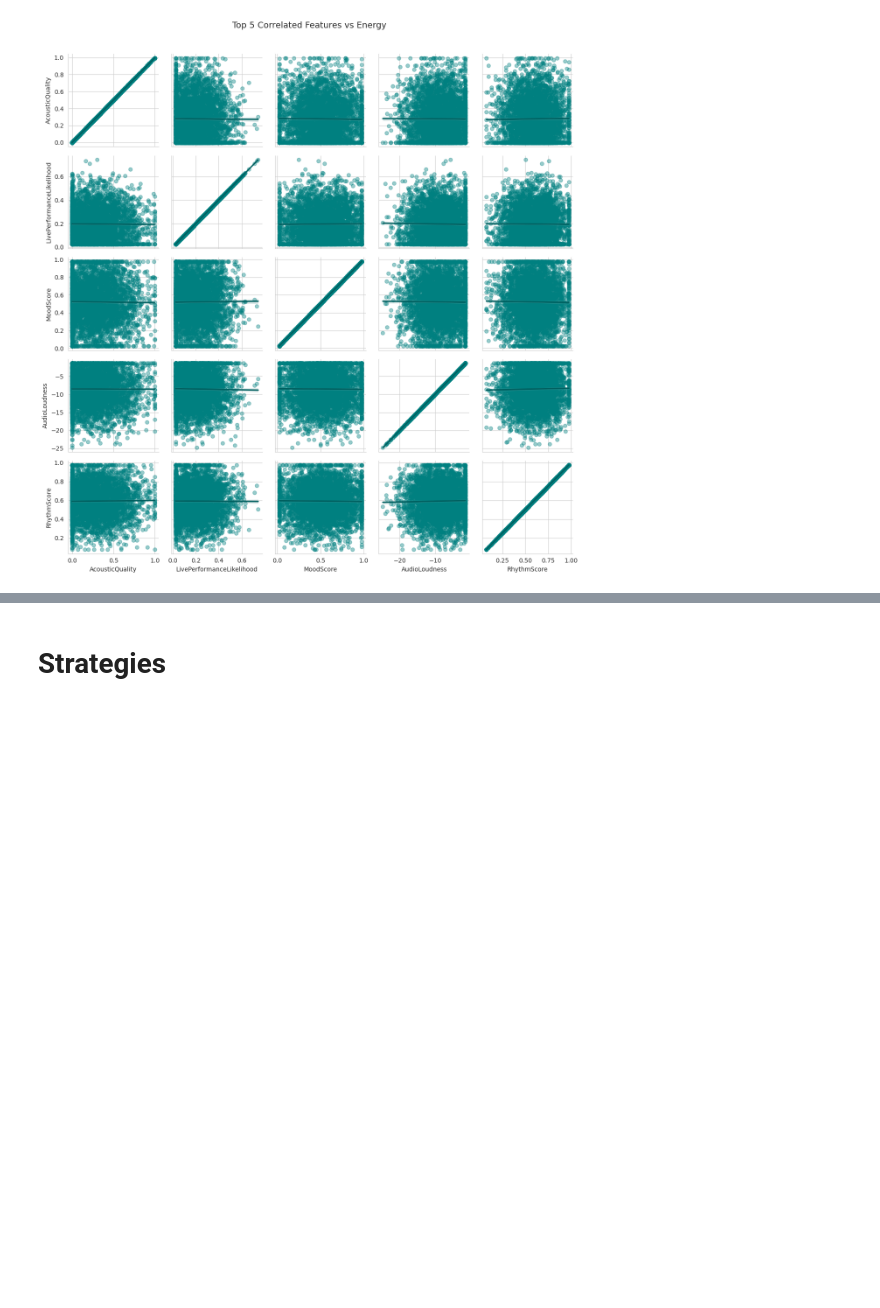
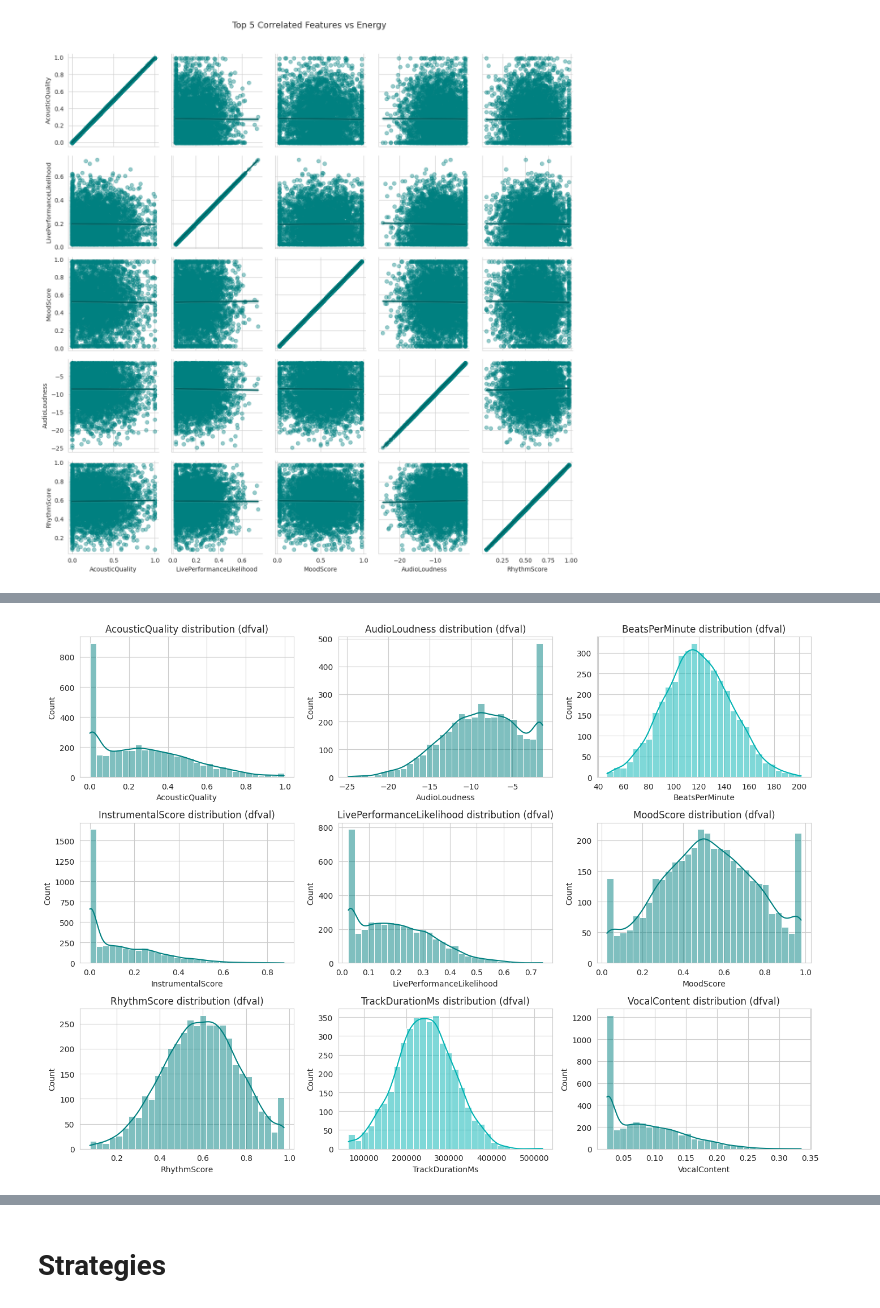
Before and after one commit to HindyUCL/deliverable2-analyticsedge-mit, a Jupyter notebook: run_2.ipynb, the cells around one changed output, grey strips where cells are left out. Saved outputs shown, nothing was run; the diff lists cells and outputs as text; code cells hidden in the pictures; blank space fills up the shorter version.

```diff
--- a/run_2.ipynb
+++ b/run_2.ipynb
@@ -273,3 +273,99 @@ plt.tight_layout()
 plt.show()
 # %% [output]
 [figure]
+# %%
+sns.set_style("whitegrid")
+palette_teal = ["#008080", "#005f5f", "#00b3b3"]
+
+# Dynamically select features present in dfval
+valid_feats_val = [f for f in full_feats if f in dfval.columns]
+
+# Detect likely unscaled features (heuristic: max > 1.5)
+unscaled_feats = [f for f in valid_feats_val if dfval[f].max() > 1.5]
+print("Features likely unscaled:", unscaled_feats)
+
+# Feature distributions (dfval)
+plt.figure(figsize=(14, 10))
+for i, col in enumerate(valid_feats_val, 1):
+    plt.subplot(3, 3, i)
+    color = palette_teal[2] if col in unscaled_feats else palette_teal[0]
+    sns.histplot(dfval[col], kde=True, color=color, bins=30)
+    plt.title(f"{col} distribution (dfval)")
+plt.tight_layout()
+plt.show()
+
+
+# Distribution of Energy
+plt.figure(figsize=(6, 4))
+sns.histplot(dfval[TARGET], kde=True, color=palette_teal[1], bins=30)
+plt.axvline(dfval[TARGET].mean(), color=palette_teal[2], linestyle='--', label='Mean')
+plt.axvline(dfval[TARGET].median(), color=palette_teal[0], linestyle=':', label='Median')
+plt.title(f"{TARGET} distribution (dfval)")
+plt.legend()
+plt.show()
+
+# Compare df1 vs df2 feature distributions
+# Only keep features that exist in both df1 and df2
+common_feats_for_dist = [f for f in full_feats if f in df1.columns and f in df2.columns]
+
+plt.figure(figsize=(14, 10))
+for i, col in enumerate(common_feats_for_dist, 1):
+    plt.subplot(3, 3, i)
+    color1 = palette_teal[2] if col in unscaled_feats else palette_teal[0]
+    color2 = palette_teal[1]
+    sns.kdeplot(df1[col], label="df1", color=color1, fill=True, alpha=0.3)
+    sns.kdeplot(df2[col], label="df2", color=color2, fill=True, alpha=0.3)
+    plt.title(f"{col} distribution (df1 vs df2)")
+plt.tight_layout()
+plt.show()
+
+
+# Correlation matrix (dfval)
+plt.figure(figsize=(8, 6))
+corr_val = dfval[valid_feats_val + [TARGET]].corr()
+mask = np.tril(np.ones_like(corr_val, dtype=bool))
+
+sns.heatmap(
+    corr_val,
+    mask=mask,
+    cmap="YlGnBu",
+    annot=True,
+    fmt=".2f",
+    square=True,
+    cbar=False
+)
+plt.title("Correlation Matrix (dfval)", fontsize=14, fontweight="bold", color=palette_teal[0])
+plt.tight_layout()
+plt.show()
+
+# Top 5 correlated features vs Energy
+top_corrs_val = corr_val[TARGET].abs().sort_values(ascending=False)[1:6].index
+
+sns.pairplot(
+    dfval,
+    vars=top_corrs_val,
+    y_vars=[TARGET],
+    kind="reg",
+    diag_kind=None,
+    height=2.5,
+    plot_kws={"scatter_kws": {"alpha": 0.4, "color": palette_teal[0]},
+              "line_kws": {"color": palette_teal[1], "lw": 2}}
+)
+plt.suptitle("Top 5 Correlated Features vs Energy", y=1.02, fontsize=14, fontweight="bold", color=palette_teal[0])
+plt.tight_layout()
+plt.show()
+
+# Visual check for missing values
+plt.figure(figsize=(10, 4))
+sns.heatmap(dfval[valid_feats_val + [TARGET]].isna(), cmap="YlGnBu_r", cbar=False)
+plt.title("Missing Values in dfval")
+plt.show()
+
+# Boxplots for outlier detection
+# Highlight unscaled features in darker teal
+plt.figure(figsize=(14, 6))
+colors = [palette_teal[2] if f in unscaled_feats else palette_teal[0] for f in valid_feats_val + [TARGET]]
+sns.boxplot(data=dfval[valid_feats_val + [TARGET]], orient="h", palette=colors)
+plt.title("Feature distributions with outliers (dfval)\nUnscaled features highlighted in darker teal", fontsize=14, fontweight="bold", color=palette_teal[0])
+plt.show()
+# %% [output]
@@ -275,0 +373 @@ plt.show()
+[figure, added]
```
Also changed, not shown: parts of 1 cell of this notebook.
